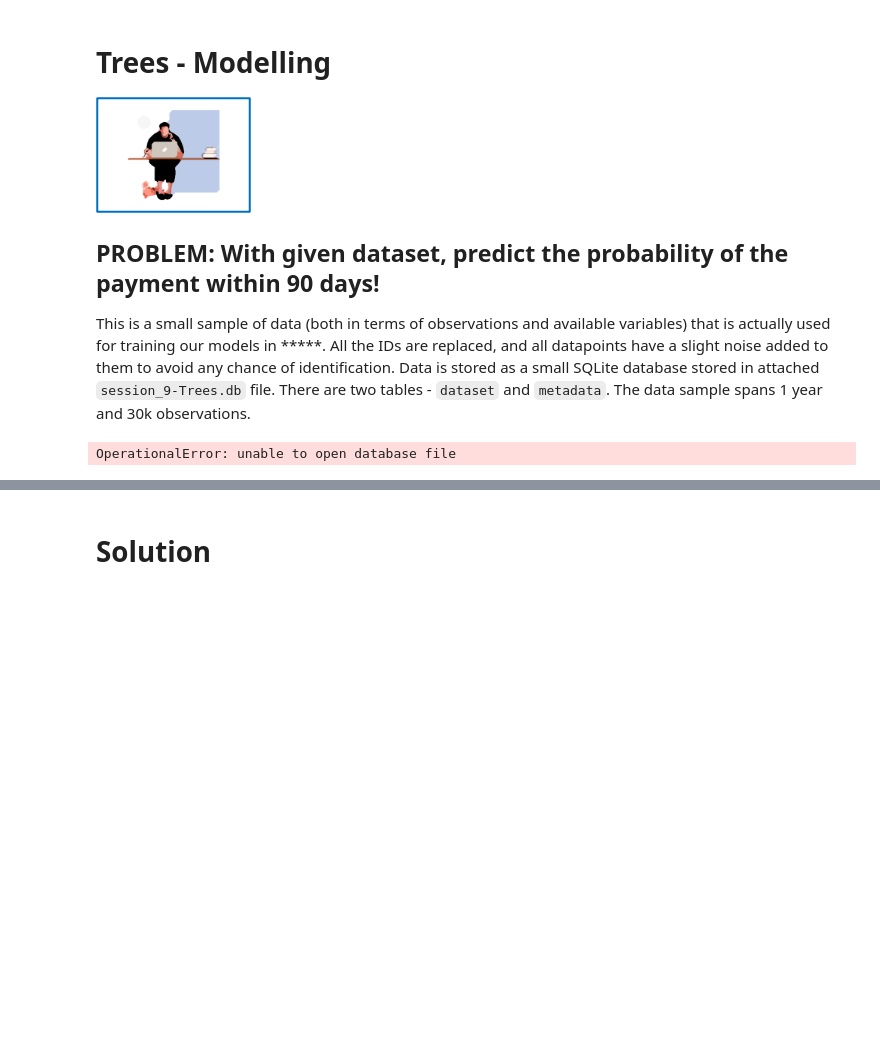
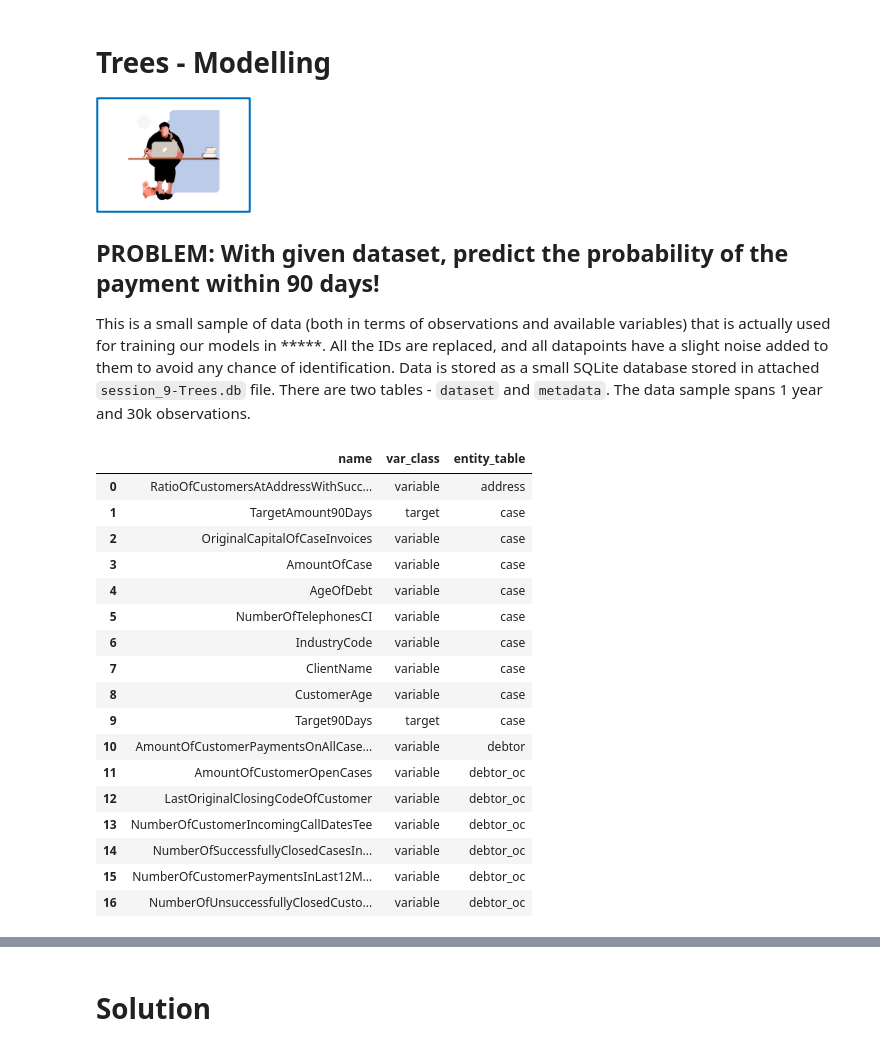
Before and after one commit to gabrieldeolaguibel/ML-Projects, a Jupyter notebook: assignments/practical_session3/session_9-Trees.ipynb, the cells around one changed output, grey strips where cells are left out. Drawn from its saved outputs; the diff is of its cells as text; code cells hidden in the pictures; blank space fills up the shorter version.

```diff
--- a/assignments/practical_session3/session_9-Trees.ipynb
+++ b/assignments/practical_session3/session_9-Trees.ipynb
@@ -9,9 +16,29 @@ This is a small sample of data (both in terms of observations and available vari
 # %%
 import sqlite3
 import pandas as pd
-con = sqlite3.connect('./assignments/practical_session3/session_9-Trees.db')
+con = sqlite3.connect('session_9-Trees.db')
 
-df_metadata = pd.read_sql_query('SELECT * FROM metadata;', con)
-df_metadata
+# information about the dataset
+# exclude the column "index" and "varcode
+metadata = pd.read_sql_query('SELECT * FROM metadata;', con)
+metadata = metadata.drop(columns=['varcode'])
+metadata
 # %% [output]
-OperationalError: unable to open database file
+|  | name | var_class | entity_table |
+| 0 | RatioOfCustomersAtAddressWithSucc... | variable | address |
+| 1 | TargetAmount90Days | target | case |
+| 2 | OriginalCapitalOfCaseInvoices | variable | case |
+| 3 | AmountOfCase | variable | case |
+| 4 | AgeOfDebt | variable | case |
+| 5 | NumberOfTelephonesCI | variable | case |
+| 6 | IndustryCode | variable | case |
+| 7 | ClientName | variable | case |
+| 8 | CustomerAge | variable | case |
+| 9 | Target90Days | target | case |
+| 10 | AmountOfCustomerPaymentsOnAllCase... | variable | debtor |
+| 11 | AmountOfCustomerOpenCases | variable | debtor_oc |
+| 12 | LastOriginalClosingCodeOfCustomer | variable | debtor_oc |
+| 13 | NumberOfCustomerIncomingCallDatesTee | variable | debtor_oc |
+| 14 | NumberOfSuccessfullyClosedCasesIn... | variable | debtor_oc |
+| 15 | NumberOfCustomerPaymentsInLast12M... | variable | debtor_oc |
+| 16 | NumberOfUnsuccessfullyClosedCusto... | variable | debtor_oc |
```
Also changed, not shown: parts of 18 cells of this notebook, 1 other file.
